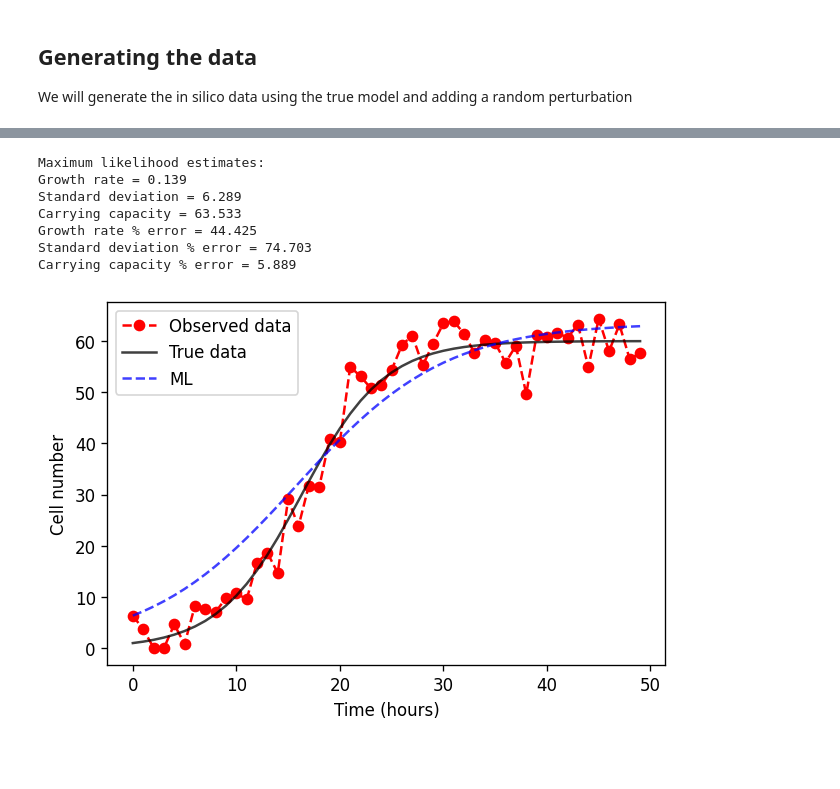
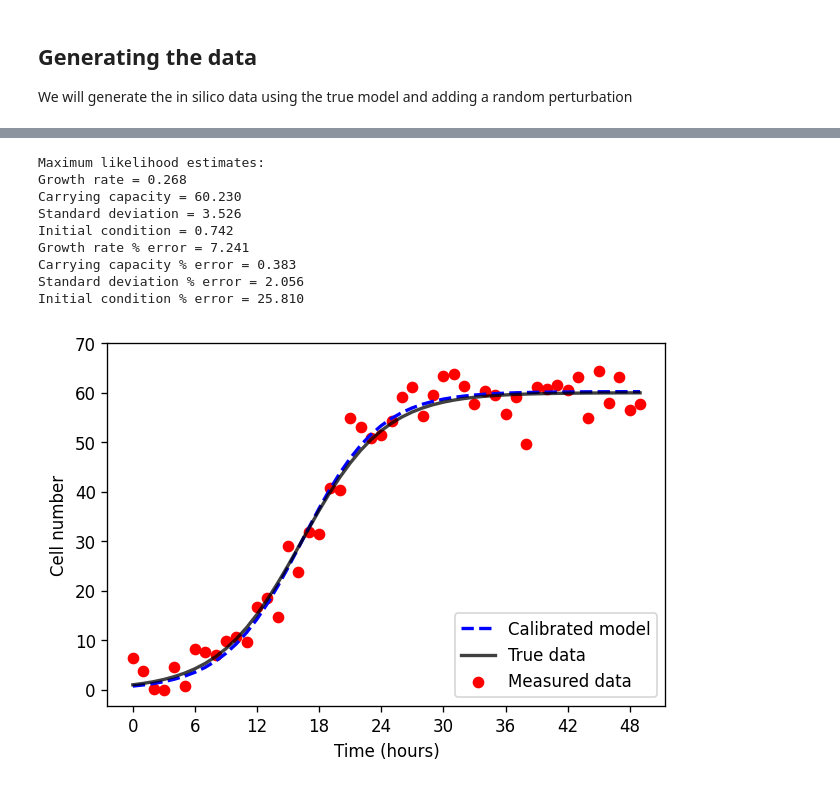
Before and after one commit to Ernesto-Lima/VeraoLNCC2021, a Jupyter notebook: day03_calibration.ipynb, the cells around one changed output, grey strips where cells are left out. Cells and saved outputs as stored; diff of their text form; code cells hidden in the pictures; blank space fills up the shorter version.

```diff
--- a/day03_calibration.ipynb
+++ b/day03_calibration.ipynb
@@ -18,7 +24,7 @@ Let C be the number of tumor cells and assume that this number can increase with
 # %%
-# Let y be the vector of outputs, t the time, and p the vector of parameters
-def control_tumor(y, t, p):
-    return p[0] * y[0] * (1.0 - y[0] / p[1])
+# Let y be the vector of outputs, t the time, and theta the vector of parameters
+def control_tumor(y, t, theta):
+    return theta[0] * y[0] * (1.0 - y[0] / theta[1])
 # %% [markdown]
 ## Generating the data
 We will generate the in silico data using the true model and adding a random perturbation
@@ -55,35 +112,47 @@ def log_likelihood(theta, times, y):
+# %%
+def log_likelihood_ic(theta, times, y):
+    cal_growth, cal_carry, cal_std, cal_ic = theta
+    model = odeint(control_tumor, t=times, y0=cal_ic, args=tuple([[cal_growth,cal_carry]]))
+    variance = cal_std*cal_std
+    return -0.5 * np.sum((y - model) ** 2 / variance + np.log(2*np.pi) + np.log(variance))
 # %%
-nll = lambda *args: -log_likelihood(*args)
-initial = np.array([0.4, 0.3, 50.0])+ 0.1 * np.random.randn(3)
-from scipy.optimize import Bounds
-bounds = Bounds([0.0, 0.1, 10.0], [1.0, 50.0, 120.0])
+nll = lambda *args: -log_likelihood_ic(*args)
+initial = np.array([0.4, 50.0, 0.3, 5.0])+ 0.1 * np.random.randn(4)
+bounds = Bounds([0.0, 10.0, 0.1, 0.1], [1.0, 120.0, 50.0, 20.0])
 soln = minimize(nll, initial, args=(times, yobs), bounds=bounds)
-ml_growth, ml_std, ml_carry = soln.x
+ml_growth, ml_carry, ml_std, ml_ic = soln.x
 
 print("Maximum likelihood estimates:")
 print("Growth rate = {0:.3f}".format(ml_growth))
+print("Carrying capacity = {0:.3f}".format(ml_carry))
 print("Standard deviation = {0:.3f}".format(ml_std))
-print("Carrying capacity = {0:.3f}".format(ml_carry))
+print("Initial condition = {0:.3f}".format(ml_ic))
 print("Growth rate % error = {0:.3f}".format(100*abs(ml_growth-true_growth)/true_growth))
+print("Carrying capacity % error = {0:.3f}".format(100*abs(ml_carry-true_carry)/true_carry))
 print("Standard deviation % error = {0:.3f}".format(100*abs(ml_std-true_std)/true_std))
-print("Carrying capacity % error = {0:.3f}".format(100*abs(ml_carry-true_carry)/true_carry))
+print("Initial condition % error = {0:.3f}".format(100*abs(ml_ic-true_ic)/true_ic))
 
-y_ml = odeint(control_tumor, t=times, y0=yobs[0], args=tuple([[ml_growth,ml_carry]]))
+y_ml = odeint(control_tumor, t=times, y0=ml_ic, args=tuple([[ml_growth,ml_carry]]))
 
 fig, ax = plt.subplots(dpi=120)
-plt.plot(times, yobs, label='Observed data', linestyle='dashed', marker='o', color='red')
-plt.plot(times, y, label='True data', color='k', alpha=0.75)
-plt.plot(times, y_ml, label='ML', linestyle='dashed', color='blue', alpha=0.75)
-plt.legend()
+plt.plot(times, y_ml, label='Calibrated model', linestyle='dashed', color='blue',linewidth=2.0)
+plt.plot(times, y, label='True data', color='black', alpha=0.75,linewidth=2.0)
+plt.scatter(times, yobs, label='Measured data', color='red')
+plt.legend(loc='lower right')
+plt.xticks(np.arange(0, 49, step=6))
+plt.yticks(np.arange(0, 71, step=10))
 plt.xlabel('Time (hours)')
 plt.ylabel('Cell number');
+#plt.savefig("ml_fit.pdf")
 plt.show()
 # %% [output]
 Maximum likelihood estimates:
-Growth rate = 0.139
-Standard deviation = 6.289
-Carrying capacity = 63.533
-Growth rate % error = 44.425
-Standard deviation % error = 74.703
-Carrying capacity % error = 5.889
+Growth rate = 0.268
+Carrying capacity = 60.230
+Standard deviation = 3.526
+Initial condition = 0.742
+Growth rate % error = 7.241
+Carrying capacity % error = 0.383
+Standard deviation % error = 2.056
+Initial condition % error = 25.810
-[figure, old version]
+[figure, new version]
```
Also changed, not shown: parts of 19 cells of this notebook, 1 other file.
